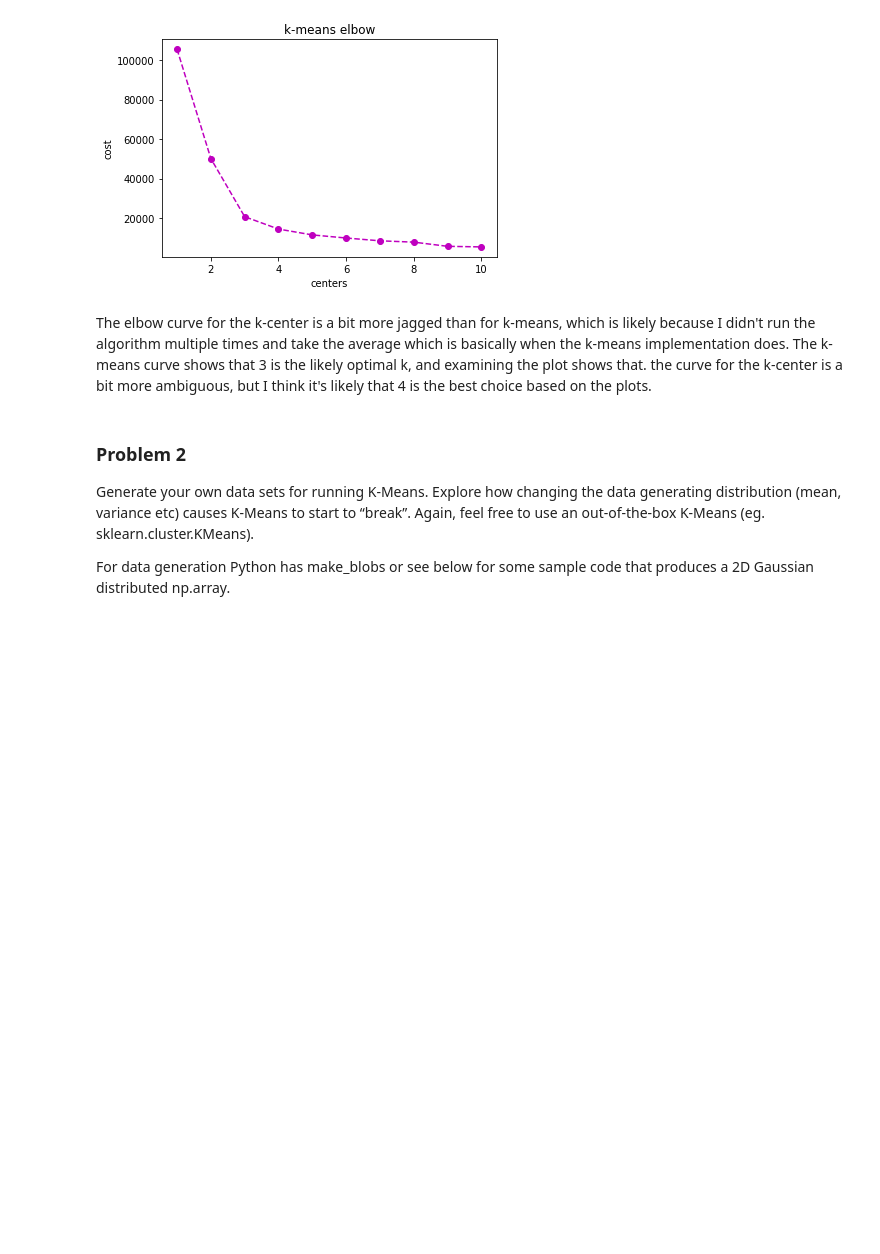
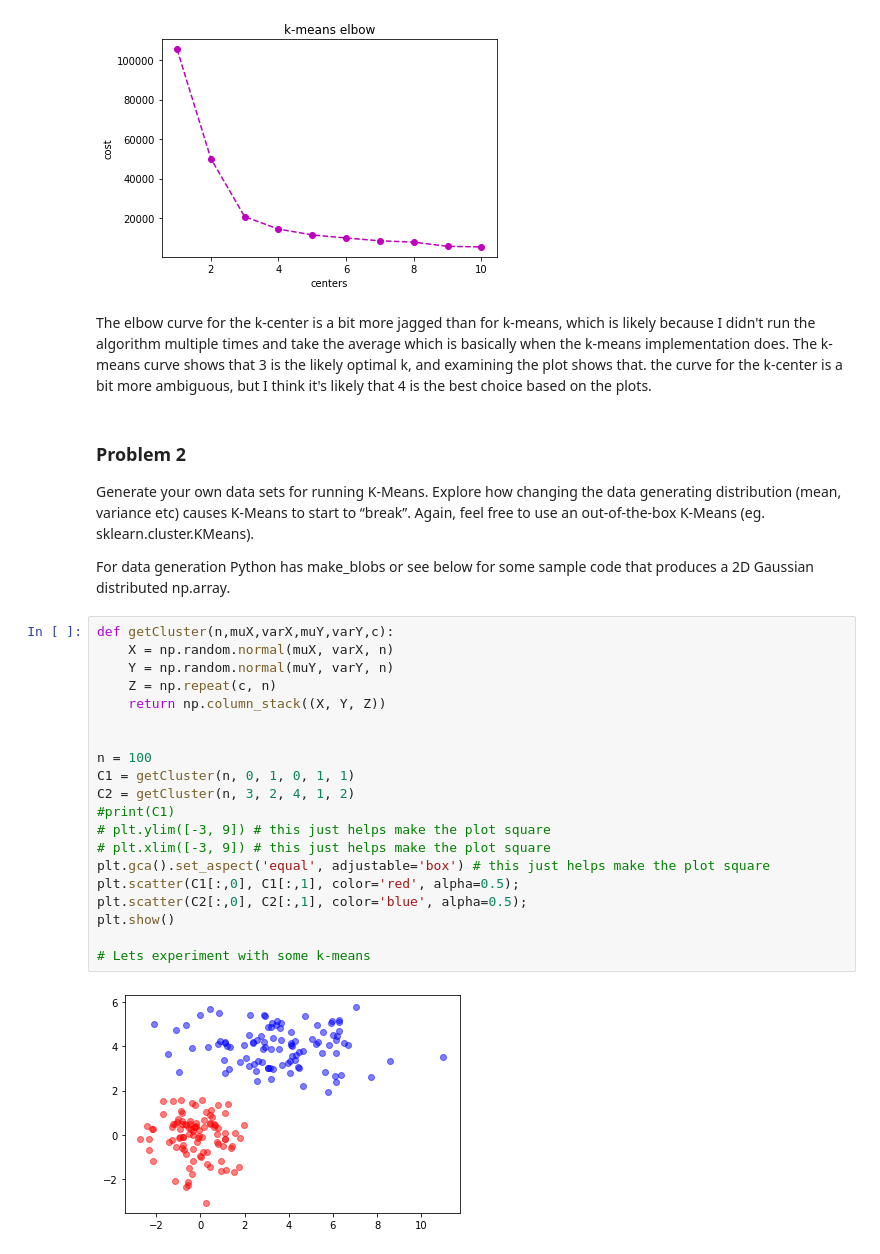
Before and after one commit to mkcyoung/clustering-2020, a Jupyter notebook: hw1/hw1.ipynb, the cells around one changed output. Saved outputs shown, nothing was run; the diff lists cells and outputs as text; blank space fills up the shorter version.

```diff
--- a/hw1/hw1.ipynb
+++ b/hw1/hw1.ipynb
@@ -262,3 +262,25 @@ The elbow curve for the k-center is a bit more jagged than for k-means, which is
 Generate your own data sets for running K-Means. Explore how changing the data generating distribution (mean, variance etc) causes K-Means to start to “break”. Again, feel free to use an out-of-the-box K-Means (eg. sklearn.cluster.KMeans).
 
 For data generation Python has make_blobs or see below for some sample code that produces a 2D Gaussian distributed np.array.
+# %%
+def getCluster(n,muX,varX,muY,varY,c):
+    X = np.random.normal(muX, varX, n)
+    Y = np.random.normal(muY, varY, n)
+    Z = np.repeat(c, n)
+    return np.column_stack((X, Y, Z))
+
+
+n = 100
+C1 = getCluster(n, 0, 1, 0, 1, 1)
+C2 = getCluster(n, 3, 2, 4, 1, 2)
+#print(C1)
+# plt.ylim([-3, 9]) # this just helps make the plot square
+# plt.xlim([-3, 9]) # this just helps make the plot square
+plt.gca().set_aspect('equal', adjustable='box') # this just helps make the plot square
+plt.scatter(C1[:,0], C1[:,1], color='red', alpha=0.5);
+plt.scatter(C2[:,0], C2[:,1], color='blue', alpha=0.5);
+plt.show()
+
+# Lets experiment with some k-means
+# %% [output]
+[figure, added]
```
Also changed, not shown: parts of 7 cells of this notebook.
